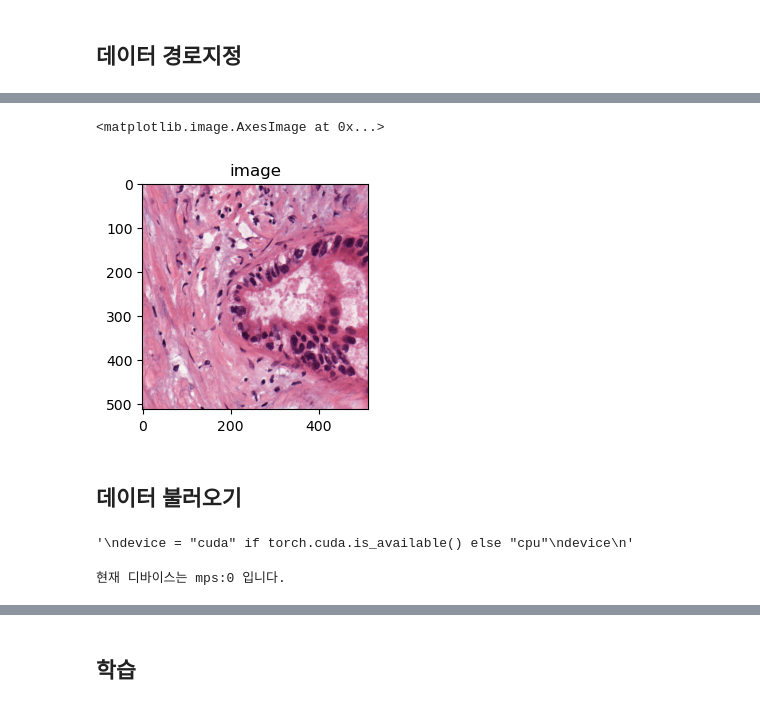
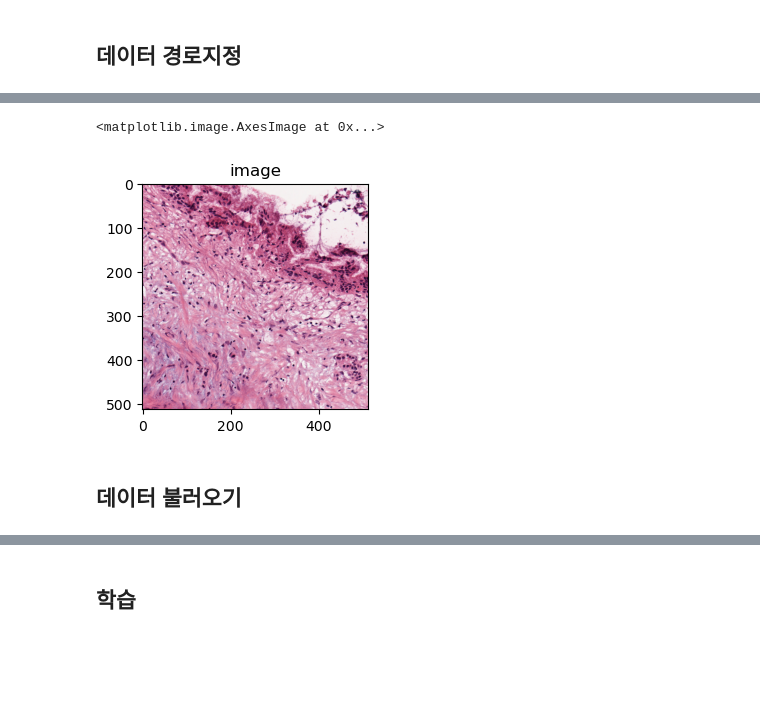
Before and after one commit to moksu27/PDAC_pathological_image_segmentation, a Jupyter notebook: U-net_segmentation.ipynb, the cells around one changed output, grey strips where cells are left out. Drawn from its saved outputs; the diff is of its cells as text; code cells hidden in the pictures; blank space fills up the shorter version.

```diff
--- a/U-net_segmentation.ipynb
+++ b/U-net_segmentation.ipynb
@@ -36,6 +48,6 @@ seed_everything(CFG['SEED']) # Seed 고정
 # %% [markdown]
 ## 데이터 경로지정
 # %%
-path_list = sorted(glob.glob("PDA_mask_img/20X/**/*.png"))
+path_list = sorted(glob.glob("git_ignore/PDA_mask_img/10X/**/*.png"))
 path_list[:10]
 # %% [output]
@@ -88,11 +100,11 @@ plt.imshow(annotation)
 # %%
-image = Image.open(img_path[2])
+image = Image.open(img_path[0])
 plt.subplot(1,2,2)
 plt.title("image")
 plt.imshow(image)
 # %% [output]
 <matplotlib.image.AxesImage at 0x...>
-[figure, old version]
+[figure, new version]
 # %%
 # Custom Dataset
 class CustomDataset(Dataset):
@@ -245,17 +259,4 @@ class UNet(nn.Module):
         return x
 # %% [markdown]
 ## 데이터 불러오기
-# %%
-'''
-device = "cuda" if torch.cuda.is_available() else "cpu"
-device
-'''
-# %% [output]
-'\ndevice = "cuda" if torch.cuda.is_available() else "cpu"\ndevice\n'
-# %%
-# 맥 mps 설정
-device = torch.device("mps:0" if torch.backends.mps.is_available() else "cpu")
-print(f"현재 디바이스는 {device} 입니다.")
-# %% [output]
-현재 디바이스는 mps:0 입니다.
 # %%
```
Also changed, not shown: parts of 19 cells of this notebook.
